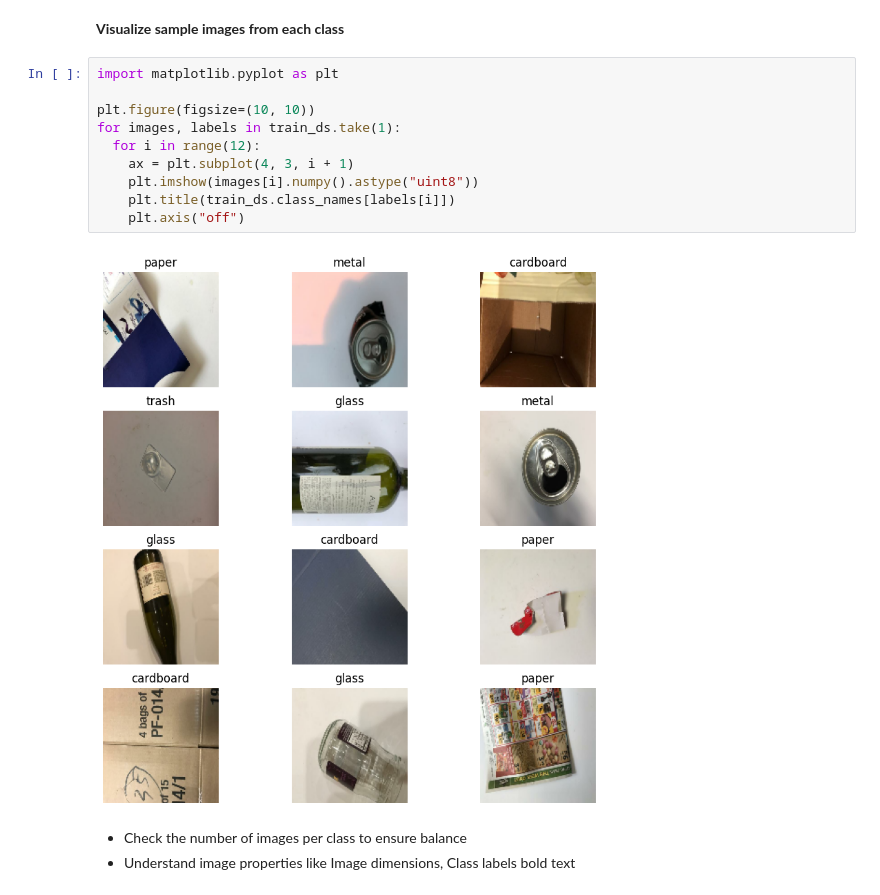
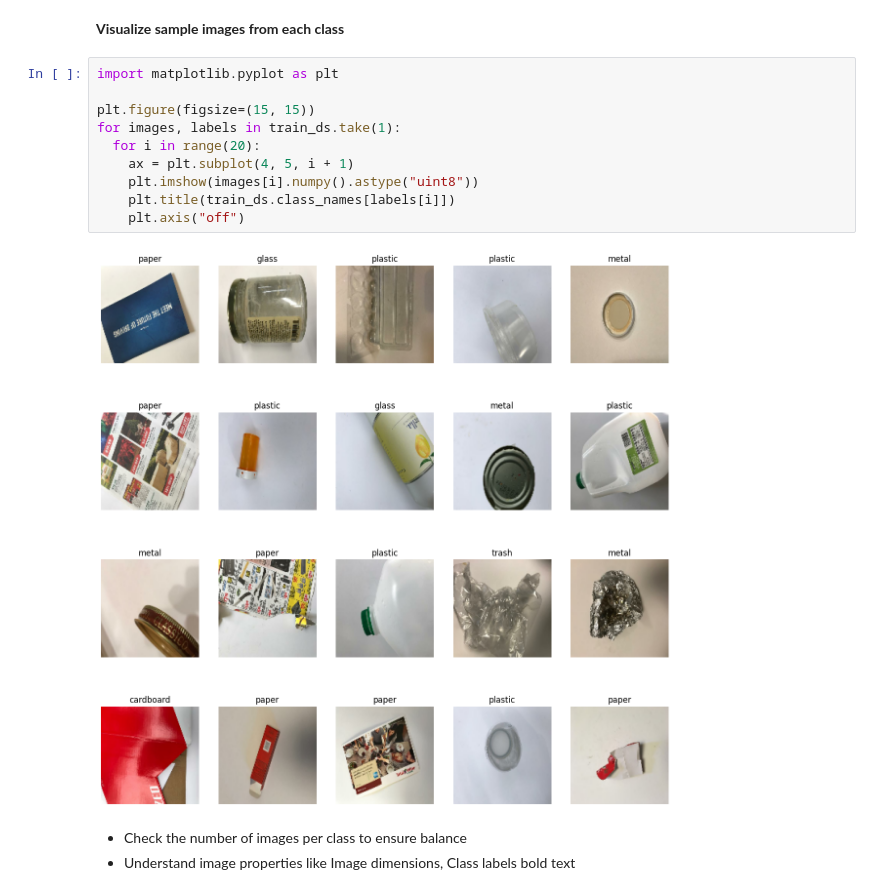
Before and after one commit to Mr-Vicky-06/Week-1-, a Jupyter notebook: Week_1.ipynb, the cells around one changed output. Saved outputs shown, nothing was run; the diff lists cells and outputs as text.

```diff
--- a/Week_1.ipynb
+++ b/Week_1.ipynb
@@ -101,15 +130,15 @@ print(len(train_ds.class_names))
 # %%
 import matplotlib.pyplot as plt
 
-plt.figure(figsize=(10, 10))
+plt.figure(figsize=(15, 15))
 for images, labels in train_ds.take(1):
-  for i in range(12):
-    ax = plt.subplot(4, 3, i + 1)
+  for i in range(20):
+    ax = plt.subplot(4, 5, i + 1)
     plt.imshow(images[i].numpy().astype("uint8"))
     plt.title(train_ds.class_names[labels[i]])
     plt.axis("off")
 # %% [output]
-[figure, old version]
+[figure, new version]
 # %% [markdown]
 *   Check the number of images per class to ensure balance
 *  Understand image properties like Image dimensions, Class labels bold text
```
Also changed, not shown: parts of 33 cells of this notebook.
